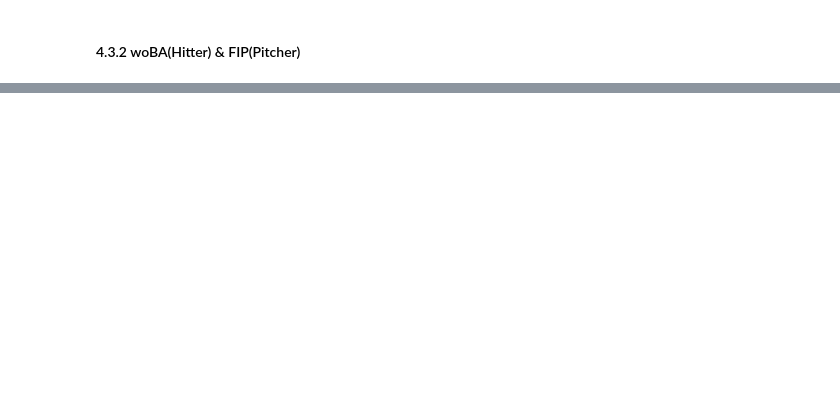
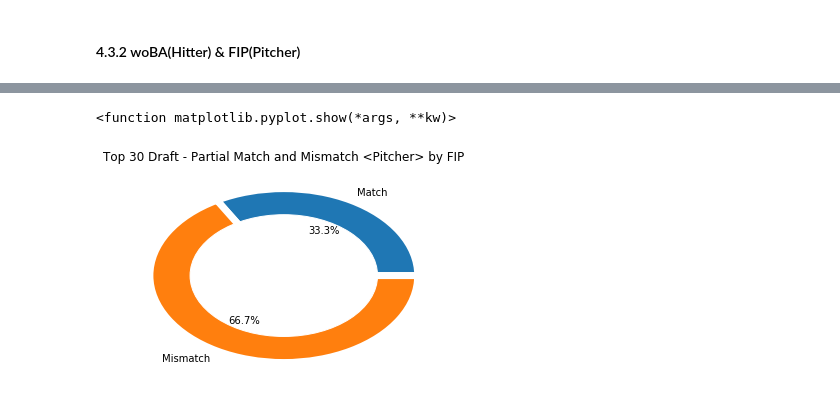
Before and after one commit to hakkoma/KBO_Mock_Draft_Simulator, a Jupyter notebook: mock_draft.ipynb, the cells around one changed output, grey strips where cells are left out. Drawn from its saved outputs; the diff is of its cells as text; code cells hidden in the pictures; blank space fills up the shorter version.

```diff
--- a/mock_draft.ipynb
+++ b/mock_draft.ipynb
@@ -482,0 +531,24 @@ pyplt.show
+# %%
+#count data pitcher based on FIP
+partial_count = pd.value_counts(df_pc['선수일치'])
+partial_true = partial_count["True"]
+partial_false = partial_count["False"]
+
+#pie graph
+names = "Match", "Mismatch"
+size_partial = [partial_true,partial_false]
+
+#import library
+import matplotlib.pyplot as plt
+
+plt.pie(size_partial, labels = names, autopct='%.1f%%', colors = [dwedgeprops = { 'linewidth' : 7,'edgecolor' : 'white' } )
+plt.title("Top 30 Draft - Partial Match and Mismatch <Pitcher> by FIP")
+
+circle = plt.Circle ( (0,0), 0.7, color = "white")
+p = plt.gcf()
+p.gca().add_artist(circle)
+
+plt.show
+# %% [output]
+<function matplotlib.pyplot.show(*args, **kw)>
+[figure, added]
```
Also changed, not shown: parts of 8 cells of this notebook.
